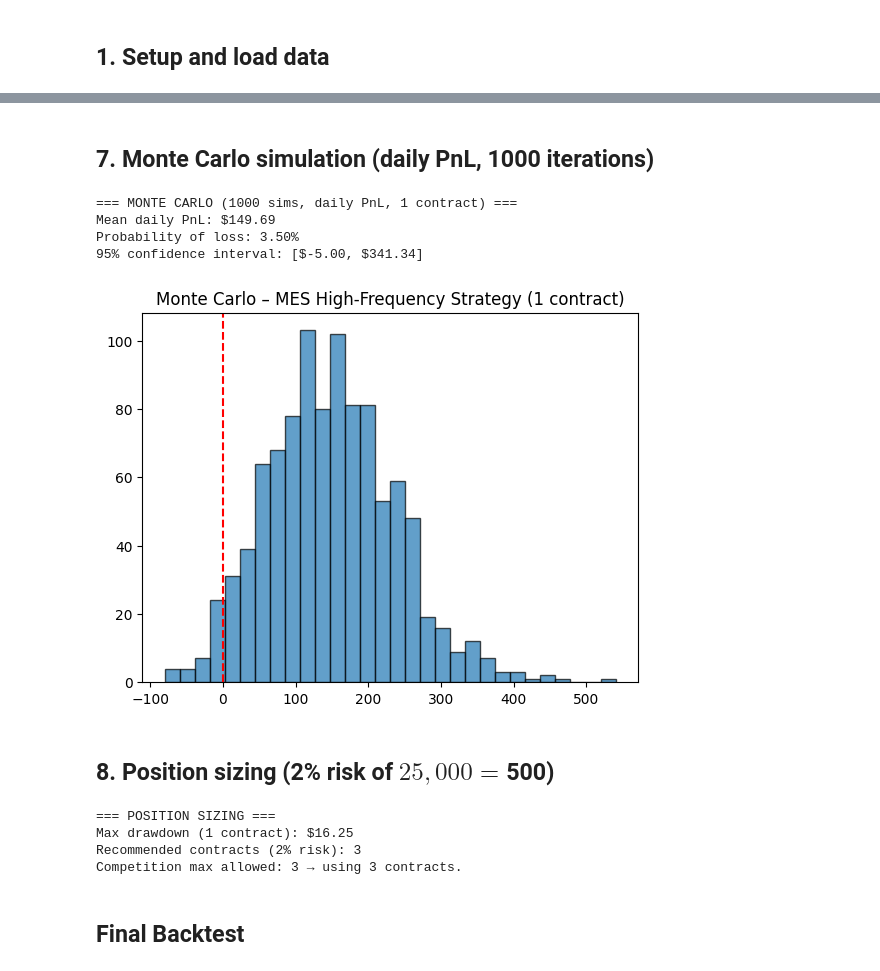
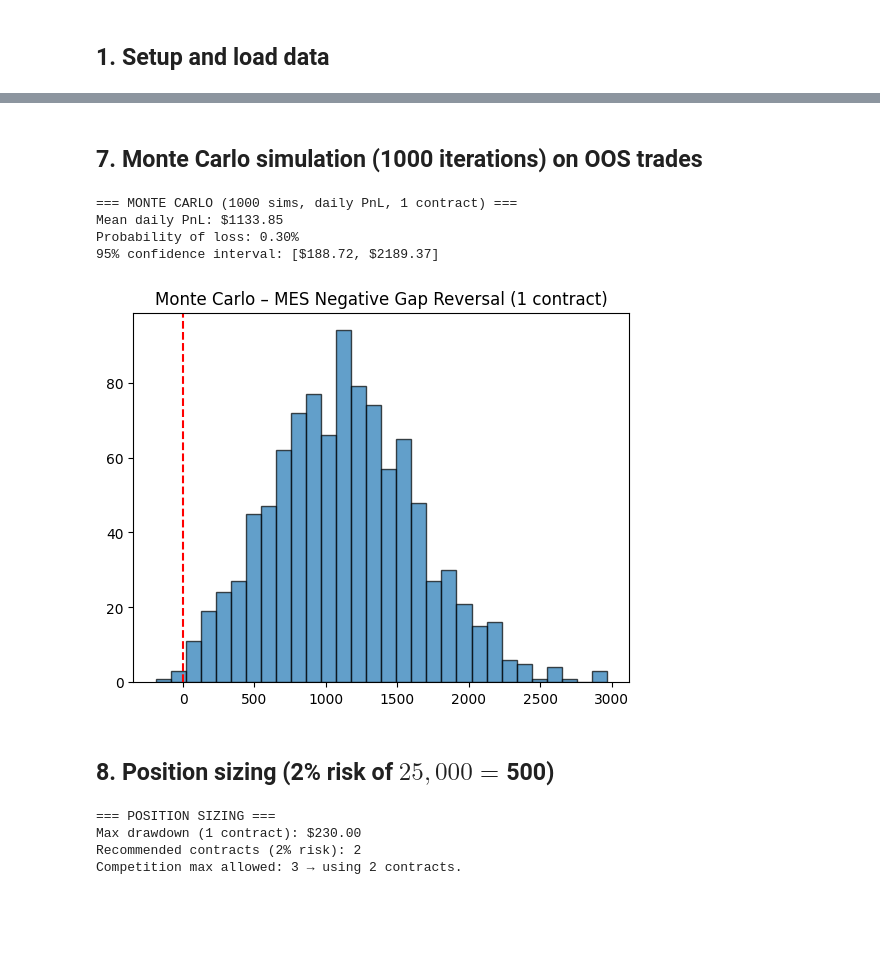
Before and after one commit to Andres-GP/Alphaca-Capital-Research, a Jupyter notebook: research/competitions/June2026_ninja/MES_strategy_and_optimization_H2.ipynb, the cells around one changed output, grey strips where cells are left out. Drawn from its saved outputs; the diff is of its cells as text; code cells hidden in the pictures; blank space fills up the shorter version.

```diff
--- a/research/competitions/June2026_ninja/MES_strategy_and_optimization_H2.ipynb
+++ b/research/competitions/June2026_ninja/MES_strategy_and_optimization_H2.ipynb
@@ -161,0 +119,13 @@ Net profit (USD) 1 contract: $152.50
+# %%
+if os.path.exists(OOS_TICKS_PATH):
+    df_ticks = pd.read_csv(OOS_TICKS_PATH, parse_dates=['DateTime'], index_col='DateTime')
+    ohlc = df_ticks['Price'].resample('1min').ohlc()
+    vol = df_ticks['Volume'].resample('1min').sum()
+    ohlc.columns = ['Open', 'High', 'Low', 'Close']
+    df_oos = ohlc.join(vol).rename(columns={'Volume': 'Volume'}).dropna()
+    df_oos = add_features(df_oos).dropna()
+    df_oos_reg = df_oos.between_time(start_time, end_time).copy()
+    print(f"OOS regular hours rows: {len(df_oos_reg):,}")
+else:
+    print("OOS ticks file not found.")
+    df_oos_reg = None
@@ -162,43 +189,47 @@ Net profit (USD) 1 contract: $152.50
 # %% [markdown]
-## 7. Monte Carlo simulation (daily PnL, 1000 iterations)
+## 7. Monte Carlo simulation (1000 iterations) on OOS trades
 # %%
-trades_hf = backtest_neg_gap_reversal(df_oos_reg, best_hf['gap_th'], int(best_hf['hold']),
-                                      best_hf['vol_ratio'], 0)   # atr_percentile 0
-if trades_hf:
-    np.random.seed(42)
-    sim_pnls = []
-    for _ in range(1000):
-        sim = np.random.choice(trades_hf, size=len(trades_hf), replace=True)
-        sim_pnls.append(sim.sum())
-    sim_pnls = np.array(sim_pnls)
-    prob_loss = (sim_pnls < 0).mean()
-    print("\n=== MONTE CARLO (1000 sims, daily PnL, 1 contract) ===")
-    print(f"Mean daily PnL: ${sim_pnls.mean():.2f}")
-    print(f"Probability of loss: {prob_loss:.2%}")
-    print(f"95% confidence interval: [${np.percentile(sim_pnls, 2.5):.2f}, ${np.percentile(sim_pnls, 97.5):.2f}]")
-    plt.hist(sim_pnls, bins=30, alpha=0.7, edgecolor='black')
-    plt.axvline(0, color='red', linestyle='--')
-    plt.title('Monte Carlo – MES High‑Frequency Strategy (1 contract)')
-    plt.show()
+if best is not None:
+    best_trades = backtest_neg_gap_reversal(df_oos_reg, best['gap_th'], int(best['hold']))
+    if best_trades:
+        np.random.seed(42)
+        sim_pnls = []
+        n_sim = 1000
+        for _ in range(n_sim):
+            sim = np.random.choice(best_trades, size=len(best_trades), replace=True)
+            sim_pnls.append(sim.sum())
+        sim_pnls = np.array(sim_pnls)
+        prob_loss = (sim_pnls < 0).mean()
+        print("\n=== MONTE CARLO (1000 sims, daily PnL, 1 contract) ===")
+        print(f"Mean daily PnL: ${sim_pnls.mean():.2f}")
+        print(f"Probability of loss: {prob_loss:.2%}")
+        print(f"95% confidence interval: [${np.percentile(sim_pnls, 2.5):.2f}, ${np.percentile(sim_pnls, 97.5):.2f}]")
+
+        plt.hist(sim_pnls, bins=30, alpha=0.7, edgecolor='black')
+        plt.axvline(0, color='red', linestyle='--')
+        plt.title('Monte Carlo – MES Negative Gap Reversal (1 contract)')
+        plt.show()
+    else:
+        print("No trades for Monte Carlo.")
 else:
-    print("No trades for Monte Carlo.")
+    print("No best parameters found.")
 # %% [output]
 === MONTE CARLO (1000 sims, daily PnL, 1 contract) ===
-Mean daily PnL: $149.69
-Probability of loss: 3.50%
-95% confidence interval: [$-5.00, $341.34]
+Mean daily PnL: $1133.85
+Probability of loss: 0.30%
+95% confidence interval: [$188.72, $2189.37]
-[figure, old version]
+[figure, new version]
 # %% [markdown]
 ## 8. Position sizing (2% risk of $25,000 = $500)
 # %%
-if trades_hf:
-    cum = np.cumsum(trades_hf)
+if best is not None and best_trades:
+    cum = np.cumsum(best_trades)
     running_max = np.maximum.accumulate(cum)
     drawdown = cum - running_max
     max_dd = abs(drawdown.min())
     risk_cap = 0.02 * 25000
     suggested_contracts = min(3, max(1, int(risk_cap / max_dd))) if max_dd > 0 else 3
-    print(f"\n=== POSITION SIZING ===")
+    print("\n=== POSITION SIZING ===")
     print(f"Max drawdown (1 contract): ${max_dd:.2f}")
     print(f"Recommended contracts (2% risk): {suggested_contracts}")
     print(f"Competition max allowed: 3 → using {suggested_contracts} contracts.")
@@ -206,8 +237,6 @@ else:
     print("No drawdown data.")
 # %% [output]
 === POSITION SIZING ===
-Max drawdown (1 contract): $16.25
-Recommended contracts (2% risk): 3
-Competition max allowed: 3 → using 3 contracts.
+Max drawdown (1 contract): $230.00
+Recommended contracts (2% risk): 2
+Competition max allowed: 3 → using 2 contracts.
-# %% [markdown]
-## Final Backtest
```
Also changed, not shown: parts of 22 cells of this notebook, 21 other files.
